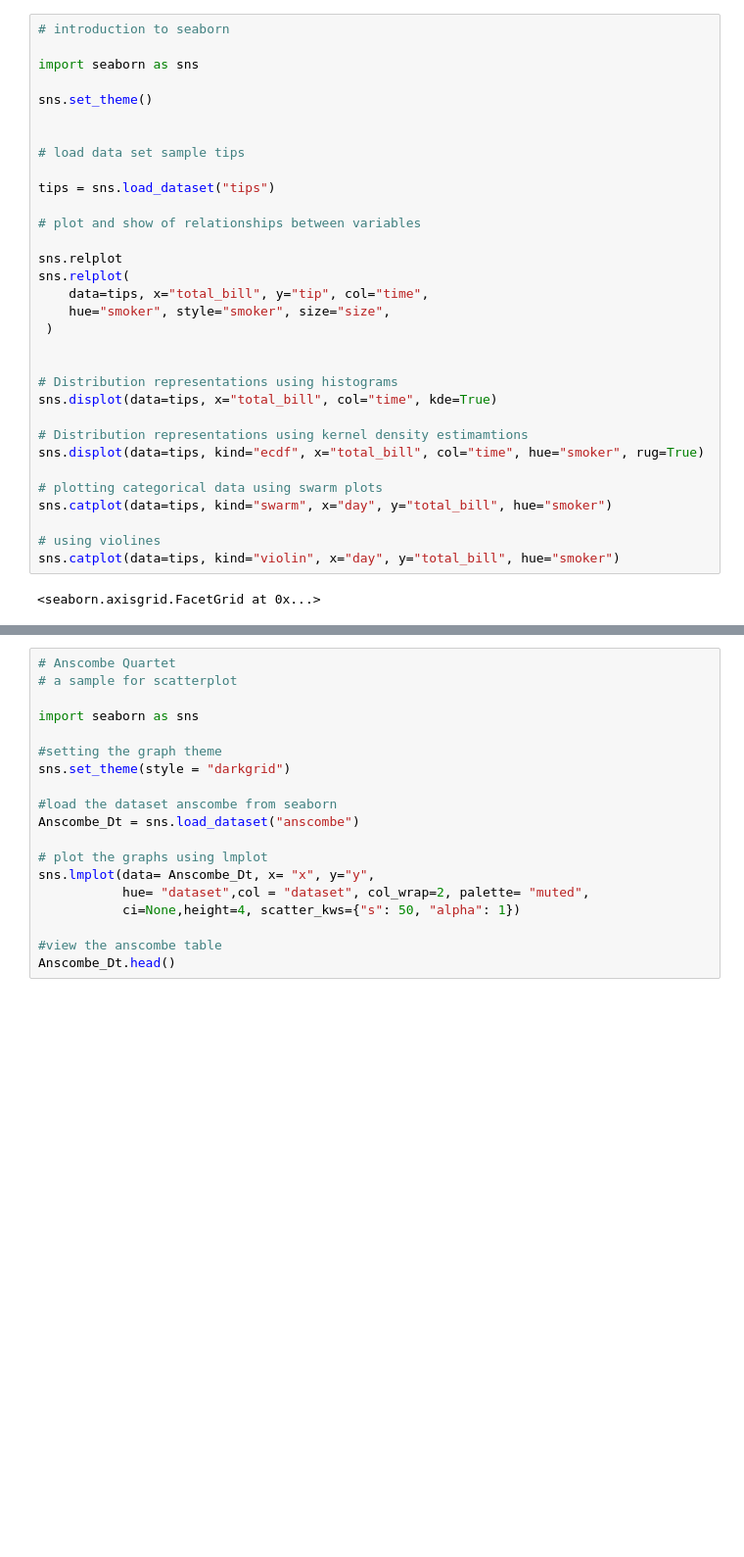
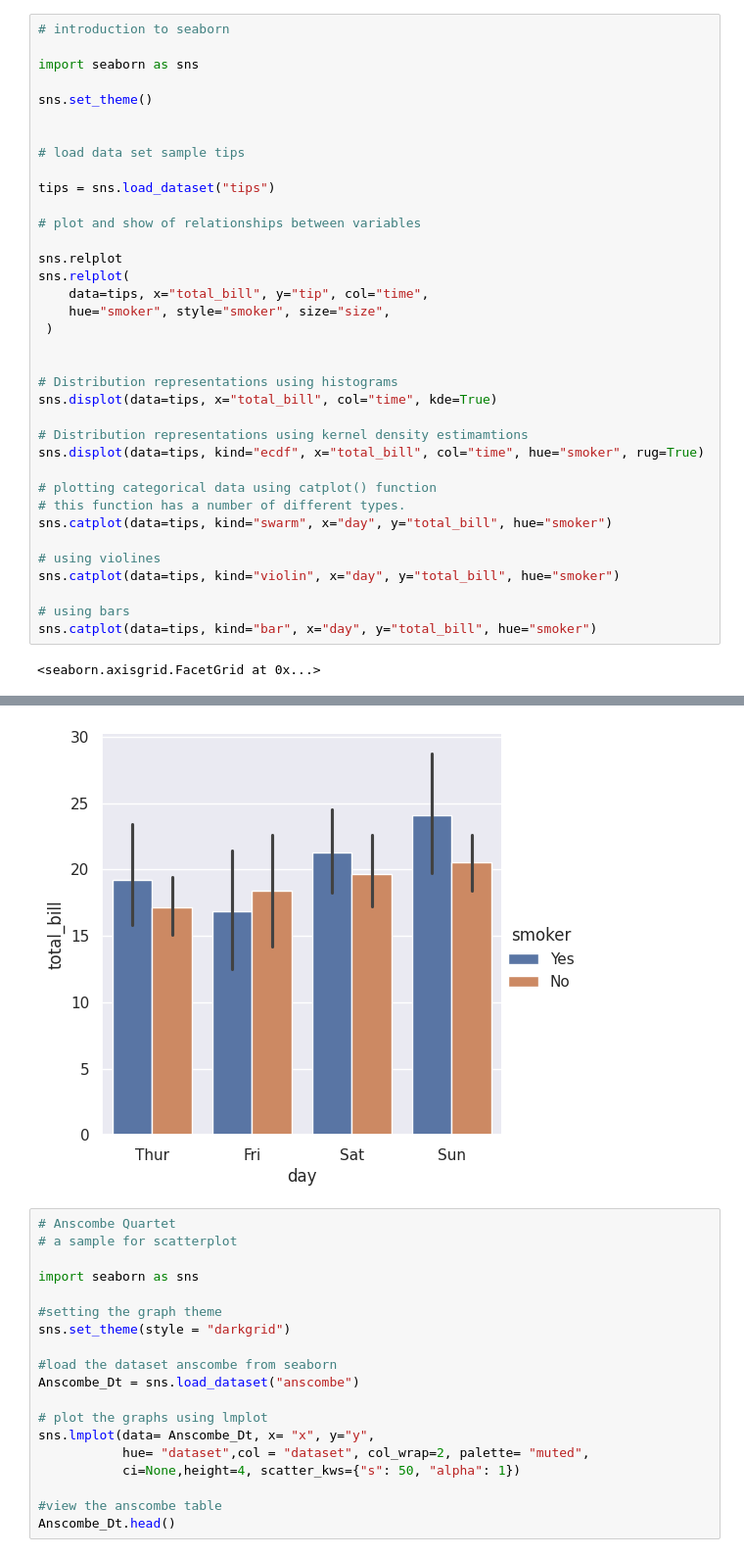
Before and after one commit to mngugi/DS_Collections, a Jupyter notebook: Seaborn_Visualizations.ipynb, the cells around one changed output, grey strips where cells are left out. Shown at 98% size. Saved outputs shown, nothing was run; the diff lists cells and outputs as text; blank space fills up the shorter version.

```diff
--- a/Seaborn_Visualizations.ipynb
+++ b/Seaborn_Visualizations.ipynb
@@ -11,34 +11,39 @@ sns.set_theme()
 # load data set sample tips
 
 tips = sns.load_dataset("tips")
 
 # plot and show of relationships between variables
 
 sns.relplot
 sns.relplot(
     data=tips, x="total_bill", y="tip", col="time",
     hue="smoker", style="smoker", size="size",
  )
 
 
 # Distribution representations using histograms
 sns.displot(data=tips, x="total_bill", col="time", kde=True)
 
 # Distribution representations using kernel density estimamtions
 sns.displot(data=tips, kind="ecdf", x="total_bill", col="time", hue="smoker", rug=True)
 
-# plotting categorical data using swarm plots
+# plotting categorical data using catplot() function
+# this function has a number of different types.
 sns.catplot(data=tips, kind="swarm", x="day", y="total_bill", hue="smoker")
 
 # using violines
 sns.catplot(data=tips, kind="violin", x="day", y="total_bill", hue="smoker")
+
+# using bars
+sns.catplot(data=tips, kind="bar", x="day", y="total_bill", hue="smoker")
 # %% [output]
 <seaborn.axisgrid.FacetGrid at 0x...>
 [figure]
 [figure]
 [figure]
 [figure]
 [figure]
+[figure, added]
 # %%
 # Anscombe Quartet
 # a sample for scatterplot
```
